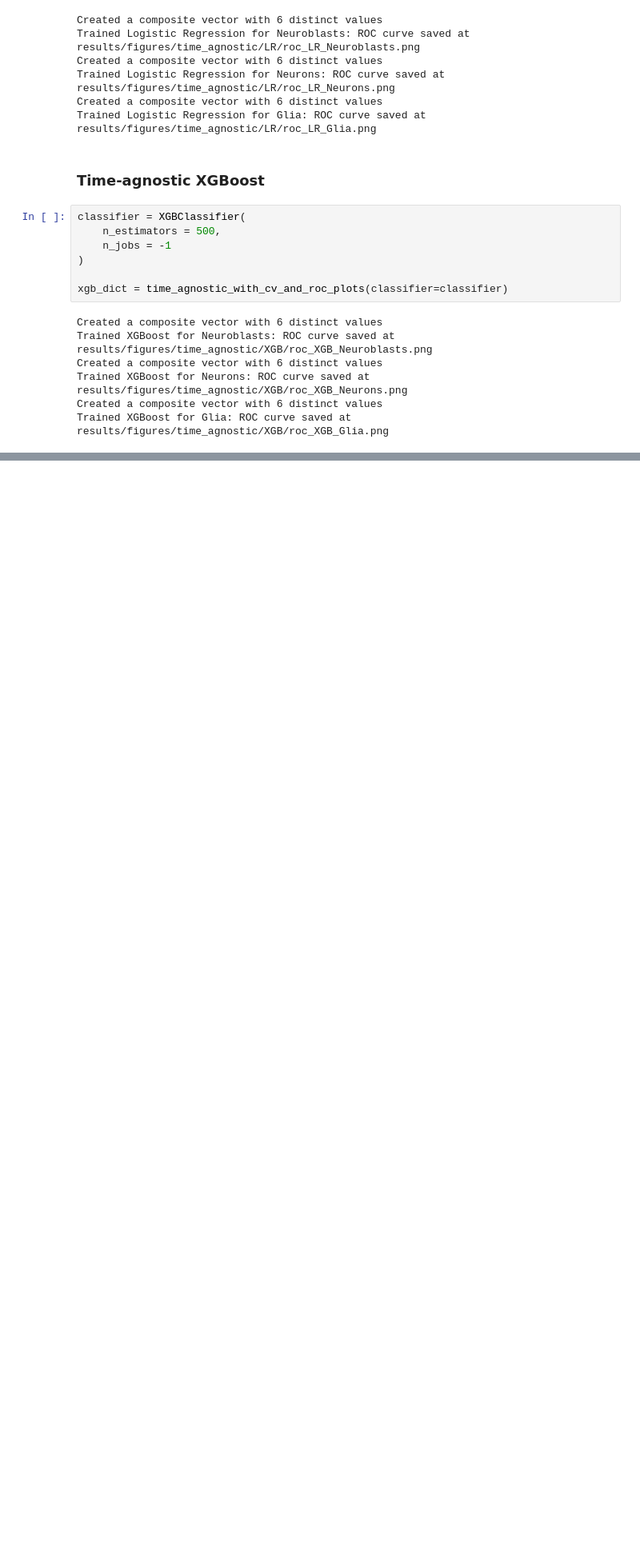
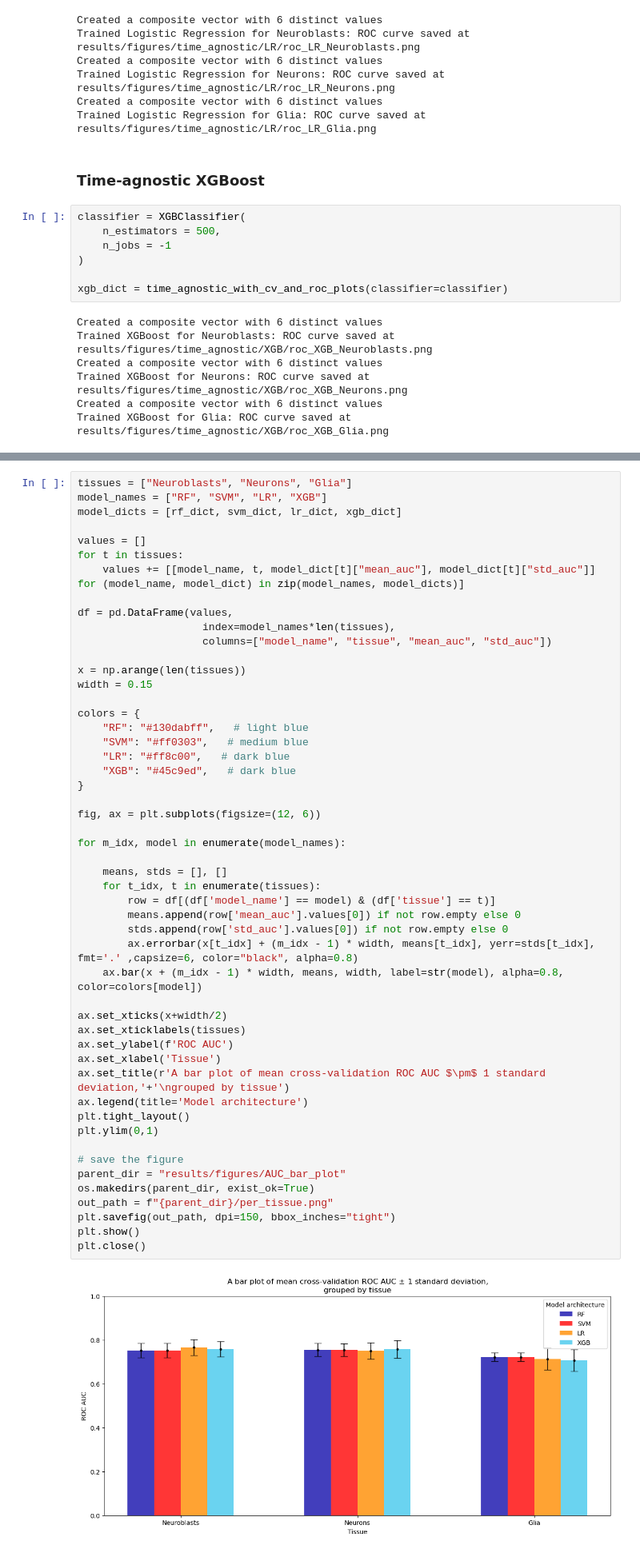
Before and after one commit to ajanowiak/klasyfikator, a Jupyter notebook: train.ipynb, the cells around one changed output, grey strips where cells are left out. Shown at 80% size. Saved outputs shown, nothing was run; the diff lists cells and outputs as text; blank space fills up the shorter version.

```diff
--- a/train.ipynb
+++ b/train.ipynb
@@ -682,0 +720,53 @@ def make_barplot_from_dicts():
+# %%
+tissues = ["Neuroblasts", "Neurons", "Glia"]
+model_names = ["RF", "SVM", "LR", "XGB"]
+model_dicts = [rf_dict, svm_dict, lr_dict, xgb_dict]
+
+values = []
+for t in tissues:
+    values += [[model_name, t, model_dict[t]["mean_auc"], model_dict[t]["std_auc"]] for (model_name, model_dict) in zip(model_names, model_dicts)]
+
+df = pd.DataFrame(values,
+                    index=model_names*len(tissues),
+                    columns=["model_name", "tissue", "mean_auc", "std_auc"])
+
+x = np.arange(len(tissues))
+width = 0.15
+
+colors = {
+    "RF": "#130dabff",   # light blue
+    "SVM": "#ff0303",   # medium blue
+    "LR": "#ff8c00",   # dark blue
+    "XGB": "#45c9ed",   # dark blue
+}
+
+fig, ax = plt.subplots(figsize=(12, 6))
+
+for m_idx, model in enumerate(model_names):
+
+    means, stds = [], []
+    for t_idx, t in enumerate(tissues):
+        row = df[(df['model_name'] == model) & (df['tissue'] == t)]
+        means.append(row['mean_auc'].values[0]) if not row.empty else 0
+        stds.append(row['std_auc'].values[0]) if not row.empty else 0
+        ax.errorbar(x[t_idx] + (m_idx - 1) * width, means[t_idx], yerr=stds[t_idx], fmt='.' ,capsize=6, color="black", alpha=0.8)
+    ax.bar(x + (m_idx - 1) * width, means, width, label=str(model), alpha=0.8, color=colors[model])
+
+ax.set_xticks(x+width/2)
+ax.set_xticklabels(tissues)
+ax.set_ylabel(f'ROC AUC')
+ax.set_xlabel('Tissue')
+ax.set_title(r'A bar plot of mean cross-validation ROC AUC $\pm$ 1 standard deviation,'+'\ngrouped by tissue')
+ax.legend(title='Model architecture')
+plt.tight_layout()
+plt.ylim(0,1)
+
+# save the figure
+parent_dir = "results/figures/AUC_bar_plot"
+os.makedirs(parent_dir, exist_ok=True)
+out_path = f"{parent_dir}/per_tissue.png"
+plt.savefig(out_path, dpi=150, bbox_inches="tight")
+plt.show()
+plt.close()
+# %% [output]
+[figure, added]
```
Also changed, not shown: parts of 9 cells of this notebook, 1 other file.
